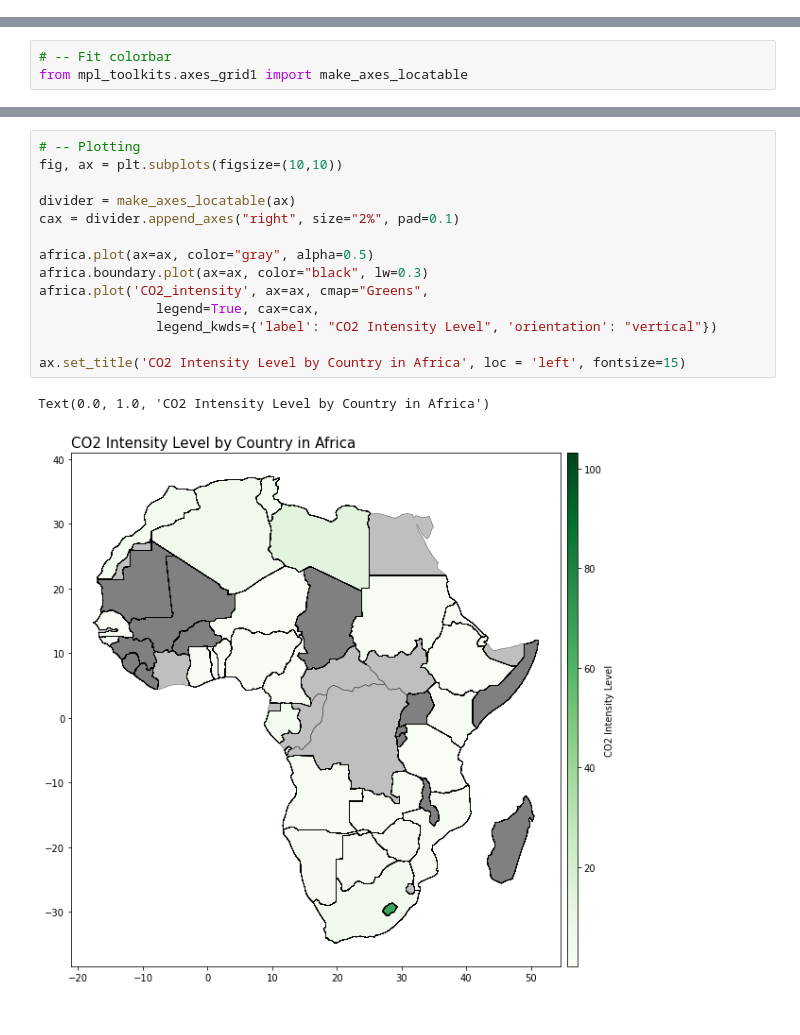
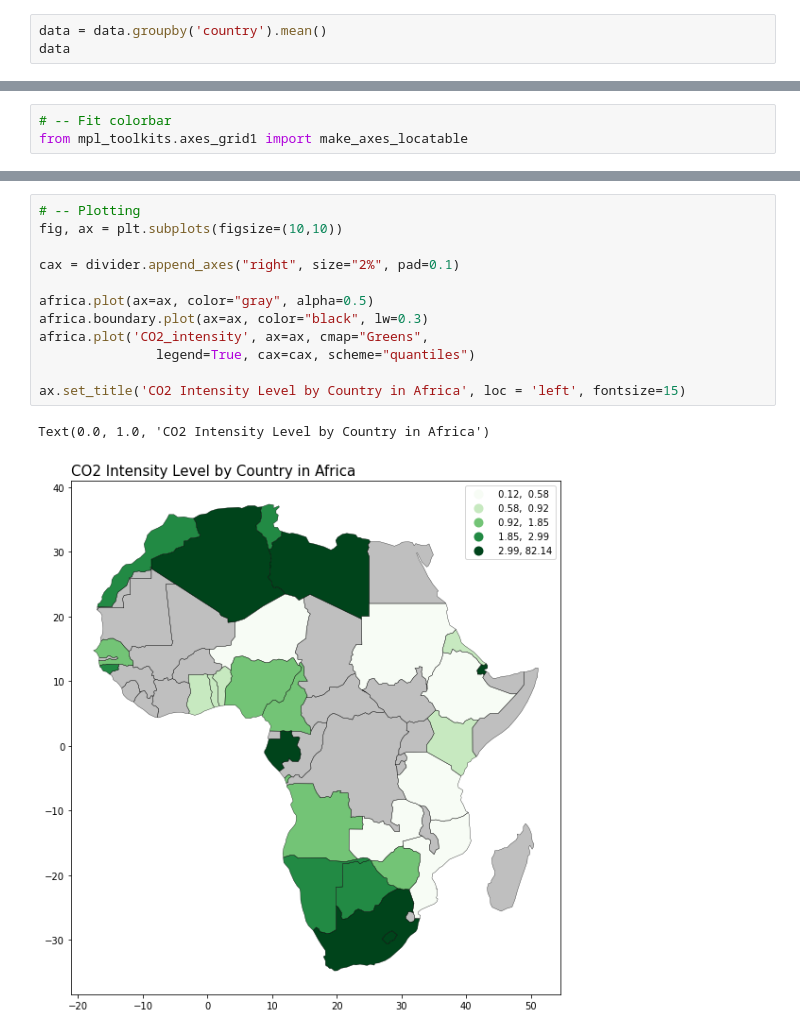
Before and after one commit to kleeenv/training, a Jupyter notebook: cssa_s2_geospatial_analysis2_answer.ipynb, the cells around one changed output, grey strips where cells are left out. Drawn from its saved outputs; the diff is of its cells as text.

```diff
--- a/cssa_s2_geospatial_analysis2_answer.ipynb
+++ b/cssa_s2_geospatial_analysis2_answer.ipynb
@@ -178,0 +201,3 @@ data
+# %%
+data = data.groupby('country').mean()
+data
@@ -382,17 +412,15 @@ Text(0.0, 1.0, 'Population Level by Country in Asia')
 # %%
 # -- Plotting
 fig, ax = plt.subplots(figsize=(10,10))
 
-divider = make_axes_locatable(ax)
 cax = divider.append_axes("right", size="2%", pad=0.1)
 
 africa.plot(ax=ax, color="gray", alpha=0.5)
 africa.boundary.plot(ax=ax, color="black", lw=0.3)
 africa.plot('CO2_intensity', ax=ax, cmap="Greens",
-               legend=True, cax=cax,
-               legend_kwds={'label': "CO2 Intensity Level", 'orientation': "vertical"})
+               legend=True, cax=cax, scheme="quantiles")
 
 ax.set_title('CO2 Intensity Level by Country in Africa', loc = 'left', fontsize=15)
 # %% [output]
 Text(0.0, 1.0, 'CO2 Intensity Level by Country in Africa')
-[figure, old version]
+[figure, new version]
```
Also changed, not shown: parts of 11 cells of this notebook.
